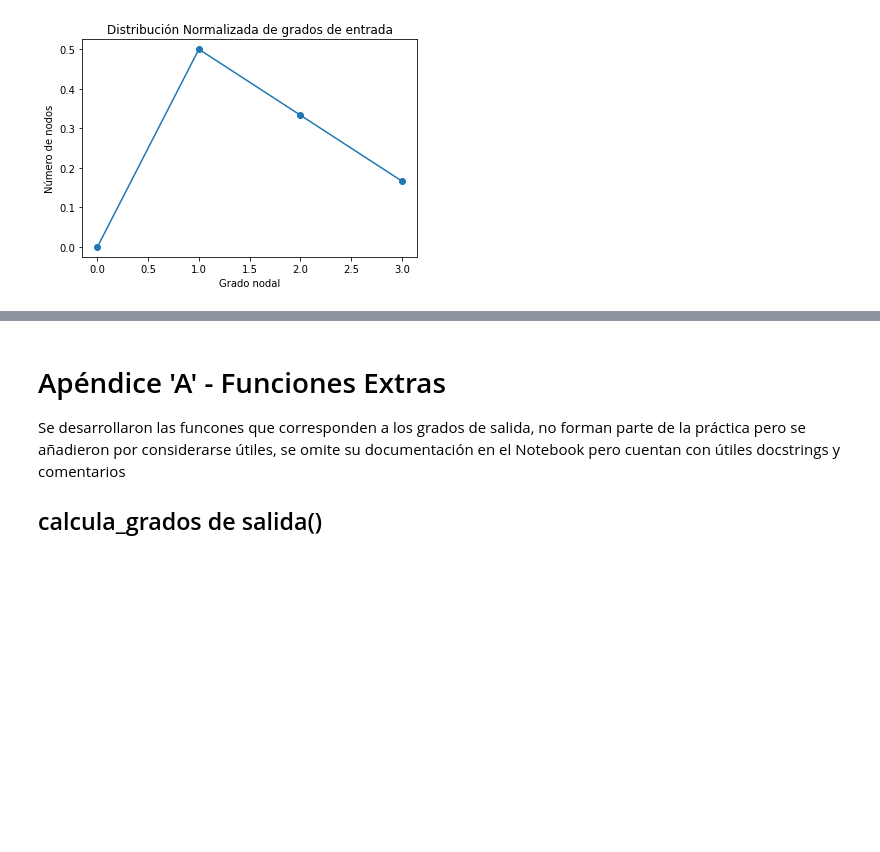
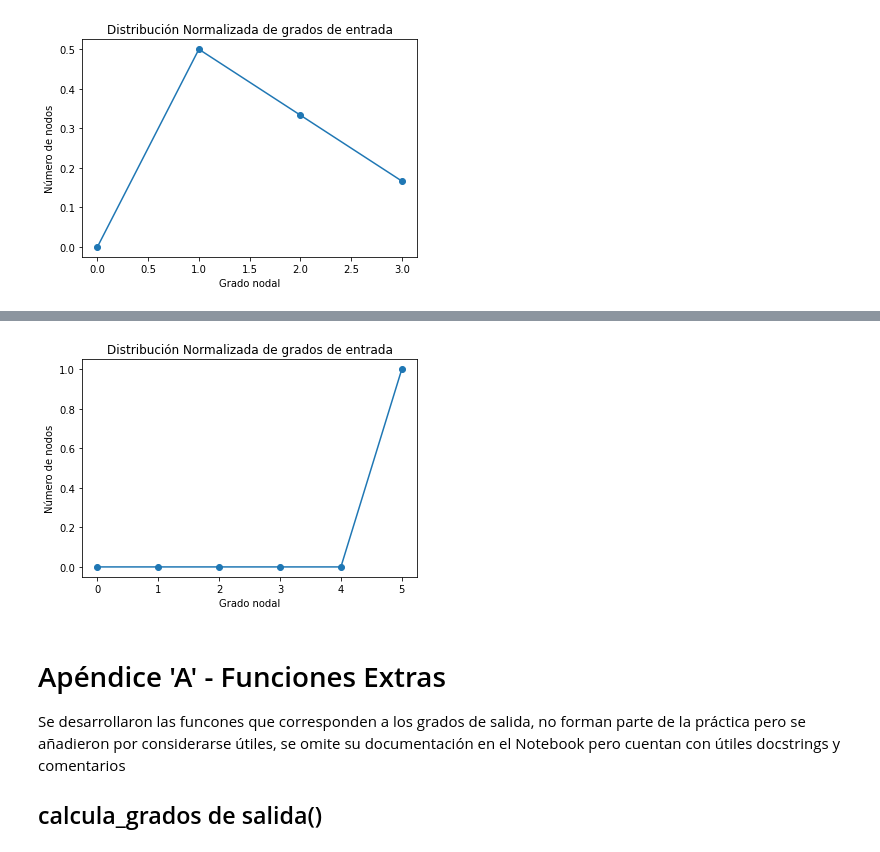
Before and after one commit to Moshibit/UAML-CR-20P, a Jupyter notebook: Practica 1.ipynb, the cells around one changed output, grey strips where cells are left out. Drawn from its saved outputs; the diff is of its cells as text; code cells hidden in the pictures; blank space fills up the shorter version.

```diff
--- a/Practica 1.ipynb
+++ b/Practica 1.ipynb
@@ -315,3 +328,8 @@ grafica_distr_norm_entrada(graf1_distr_norm)
+# %%
+graf2_distr_norm = dist_normalizada_entrada(graf2)
+grafica_distr_norm_entrada(graf2_distr_norm)
+# %% [output]
+[figure, added]
 # %% [markdown]
 # Apéndice 'A' - Funciones Extras
 Se desarrollaron las funcones que corresponden a los grados de salida, no forman parte de la práctica pero se añadieron por considerarse útiles, se omite su documentación en el Notebook pero cuentan con útiles docstrings y comentarios
```
Also changed, not shown: parts of 3 cells of this notebook.
